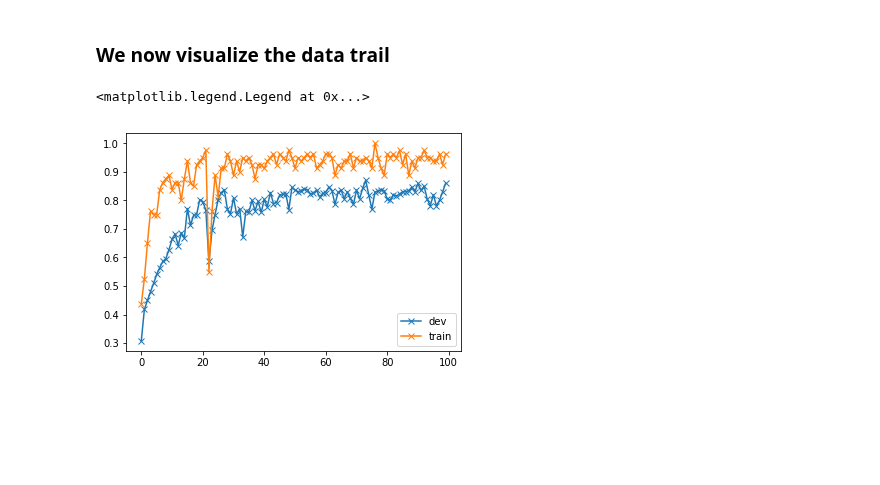
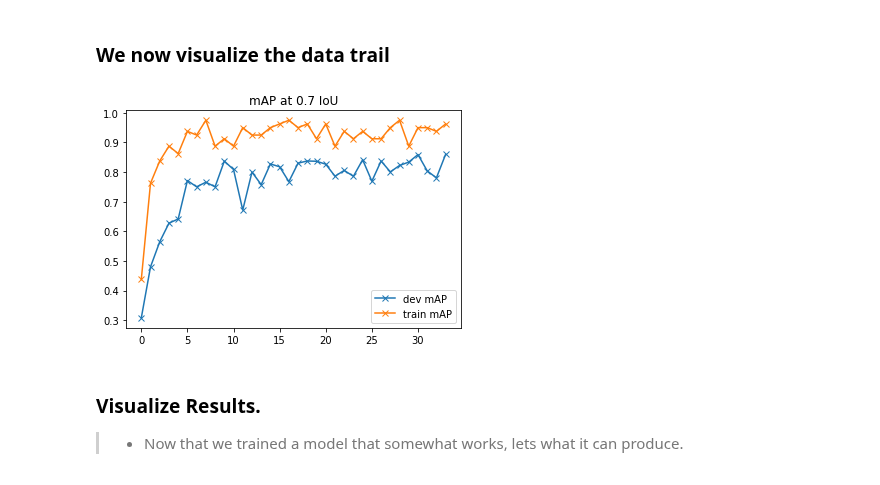
Before and after one commit to jlikhuva/NutritionProject, a Jupyter notebook: Localizer/prototypes.ipynb, the cells around one changed output. Saved outputs shown, nothing was run; the diff lists cells and outputs as text; code cells hidden in the pictures; blank space fills up the shorter version.

```diff
--- a/Localizer/prototypes.ipynb
+++ b/Localizer/prototypes.ipynb
@@ -123,9 +130,13 @@ def resized_image(size, path):
 # %%
 d_map = np.array(np.load('./dev_map.npy')); t_map = np.array(np.load('./train_map.npy'))
 # %%
-plt.plot(d_map[:, 0], '-x', label='dev')
-plt.plot(t_map[:, 0], '-x', label='train')
+plt.plot(d_map[::3, 0], '-x', label='dev mAP')
+plt.plot(t_map[::3, 0], '-x', label='train mAP')
+plt.title('mAP at 0.7 IoU')
 plt.legend()
+plt.savefig('mAP.png')
 # %% [output]
-<matplotlib.legend.Legend at 0x...>
-[figure, old version]
+[figure, new version]
+# %% [markdown]
+### Visualize Results.
+> * Now that we trained a model that somewhat works, lets what it can produce.
```
Also changed, not shown: parts of 4 cells of this notebook, 8 other files.
